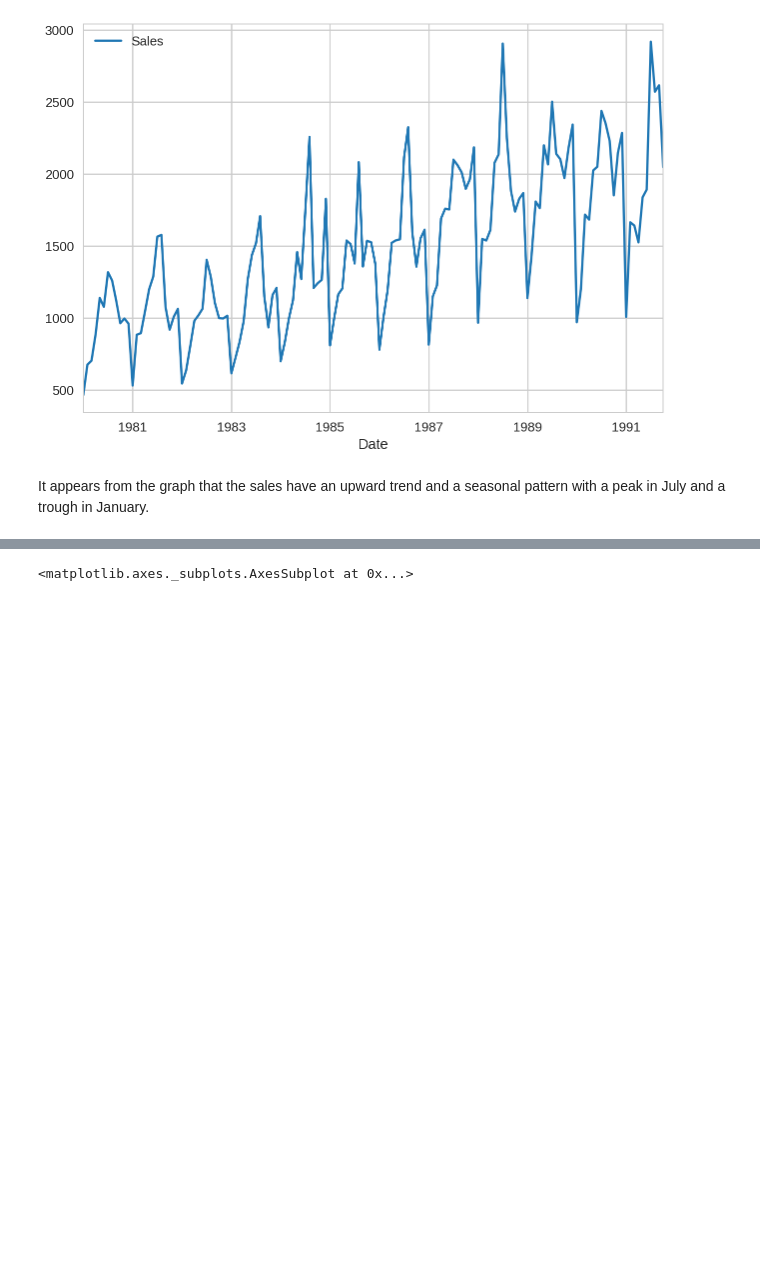
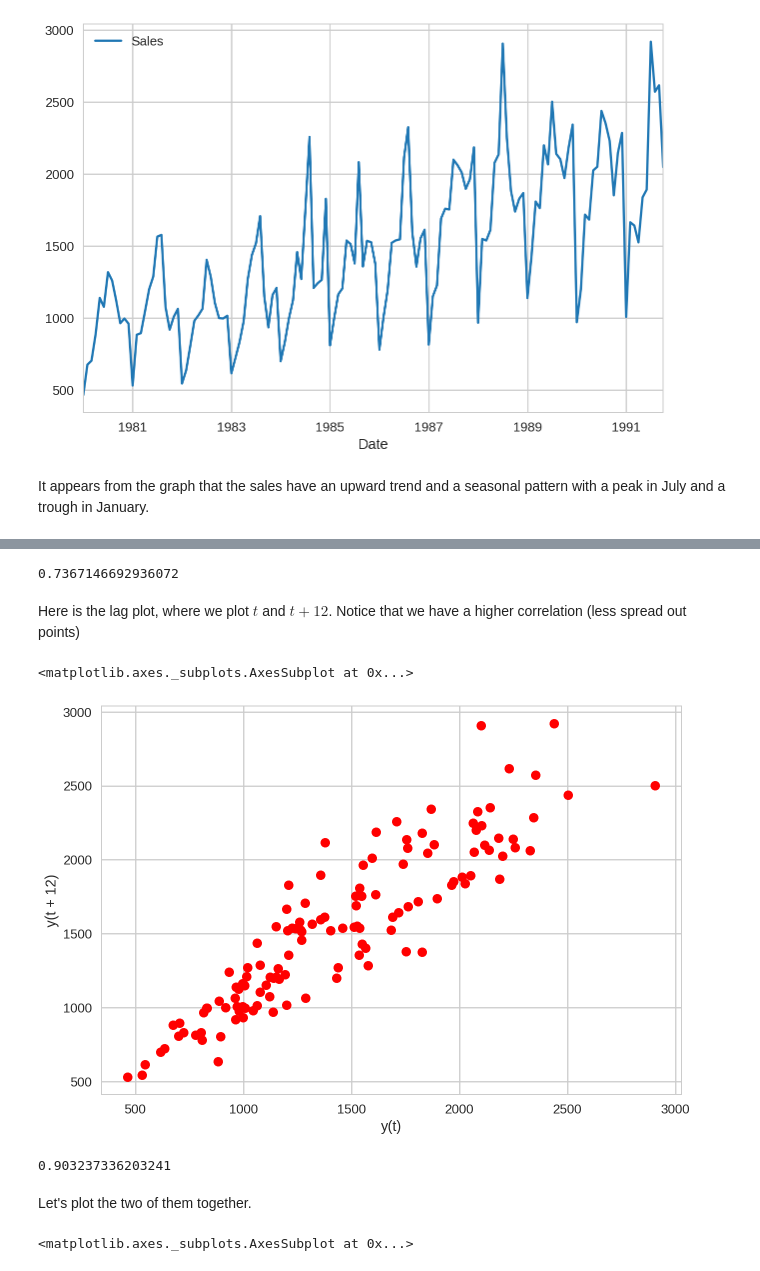
Before and after one commit to ipeirotis/dealing_with_data, a Jupyter notebook: 05-Time_Series/A-Introduction_to_Time_Series_using_Pandas.ipynb, the cells around one changed output, grey strips where cells are left out. Drawn from its saved outputs; the diff is of its cells as text; code cells hidden in the pictures; blank space fills up the shorter version.

```diff
--- a/05-Time_Series/A-Introduction_to_Time_Series_using_Pandas.ipynb
+++ b/05-Time_Series/A-Introduction_to_Time_Series_using_Pandas.ipynb
@@ -119 +141,20 @@ The lag plot shows the value of the series at time $t$ vs. its value at time $t+
+# %%
+# The plot above shows the autocorrelation of the t and t+1
+# is around 0.73
+df["Sales"].autocorr(lag=1)
+# %% [output]
+0.7367146692936072
+# %% [markdown]
+Here is the lag plot, where we plot $t$ and $t+12$. Notice that we have a higher correlation (less spread out points)
+# %%
+lag_plot(df["Sales"], lag = 12, c='r')
+# %% [output]
+<matplotlib.axes._subplots.AxesSubplot at 0x...>
+[figure, added]
+# %%
+df["Sales"].autocorr(lag=12)
+# %% [output]
+0.903237336203241
+# %% [markdown]
+Let's plot the two of them together.
 # %%
```
Also changed, not shown: parts of 15 cells of this notebook.
